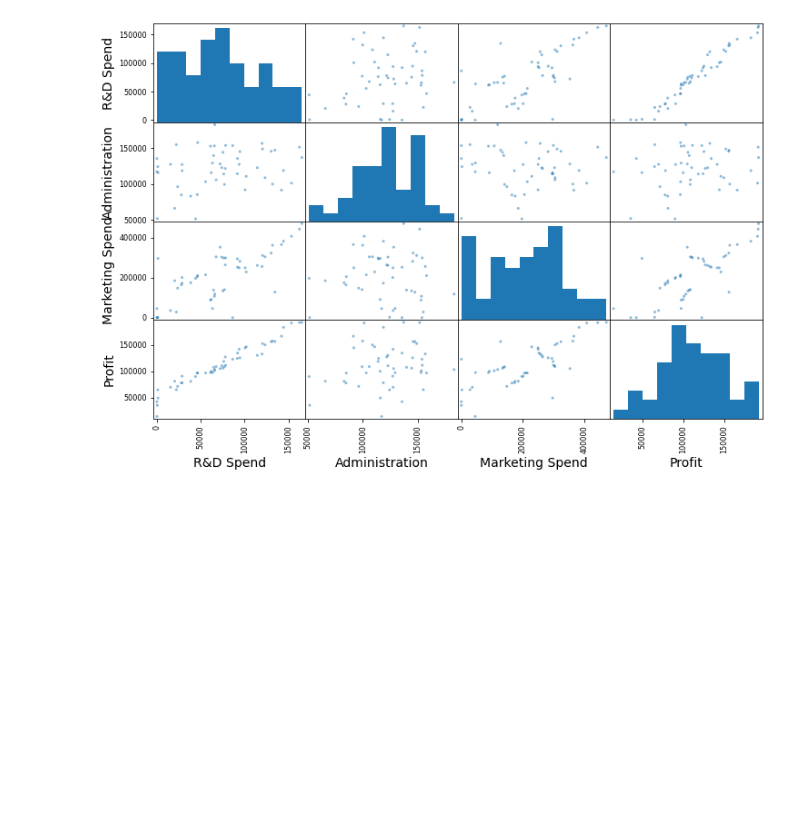
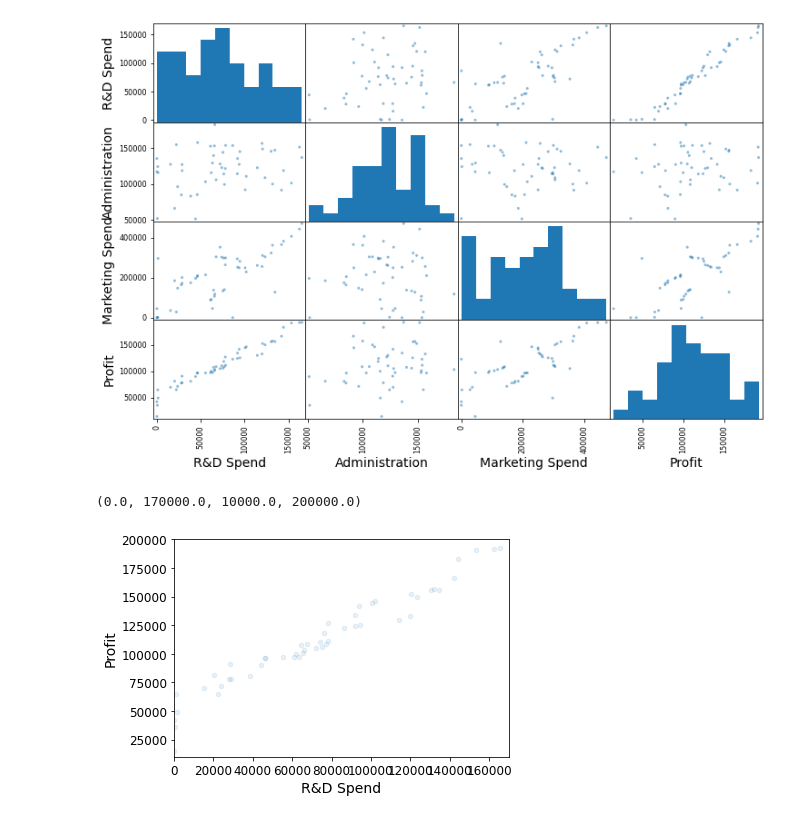
Before and after one commit to SorenHersomNielsen/Mandatory-project, a Jupyter notebook: Untitled.ipynb, the cells around one changed output. Saved outputs shown, nothing was run; the diff lists cells and outputs as text; code cells hidden in the pictures; blank space fills up the shorter version.

Commit message:
Profit ift attributes

```diff
--- a/Untitled.ipynb
+++ b/Untitled.ipynb
@@ -56,3 +56,9 @@ array([[<AxesSubplot:xlabel='R&D Spend', ylabel='R&D Spend'>,
         <AxesSubplot:xlabel='Marketing Spend', ylabel='Profit'>,
         <AxesSubplot:xlabel='Profit', ylabel='Profit'>]], dtype=object)
 [figure]
+# %%
+Startups.plot(kind="scatter", x="R&D Spend", y="Profit", alpha=0.1)
+plt.axis([0, 170000, 10000, 200000])
+# %% [output]
+(0.0, 170000.0, 10000.0, 200000.0)
+[figure, added]
```
Also changed, not shown: parts of 2 cells of this notebook.
